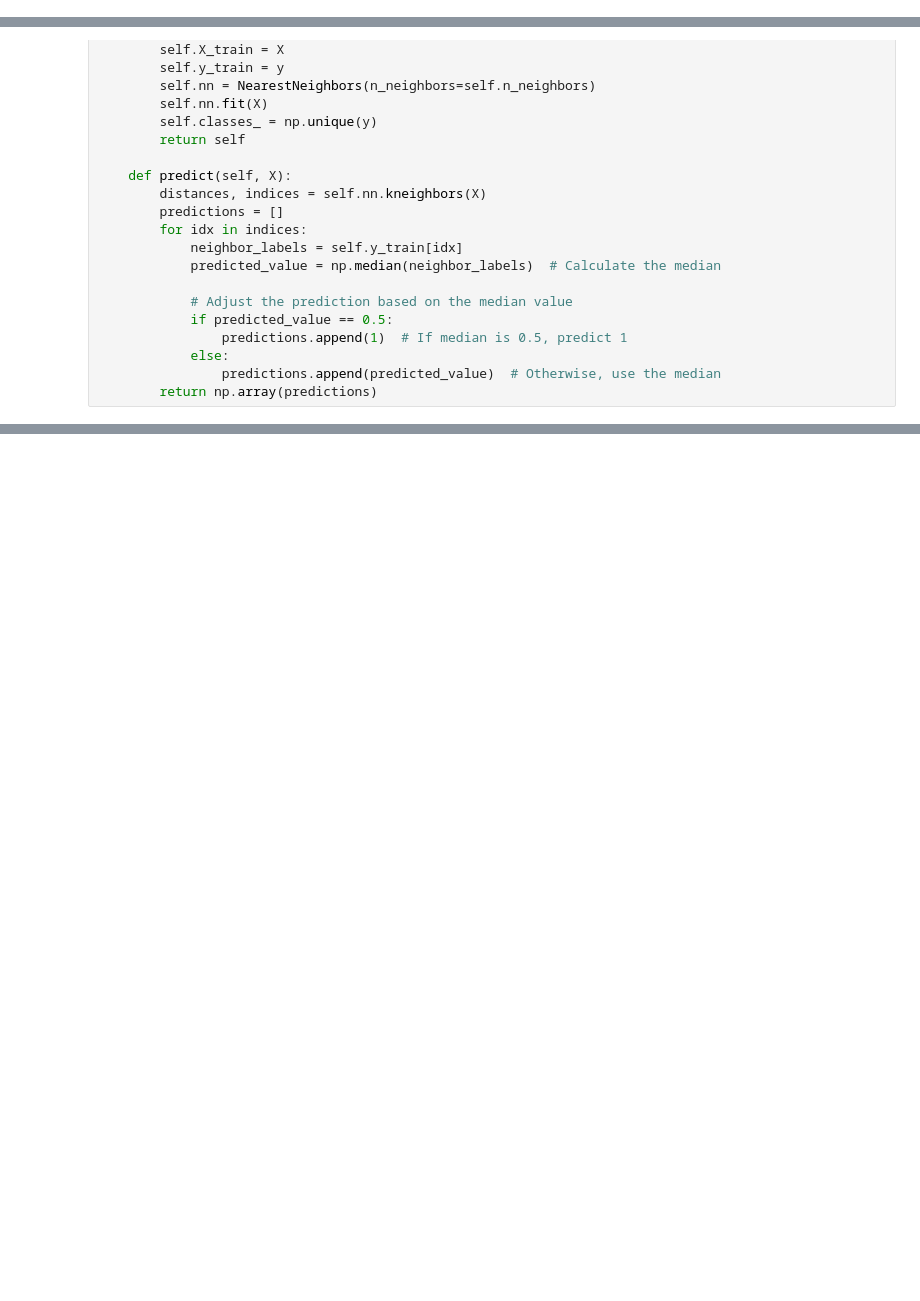
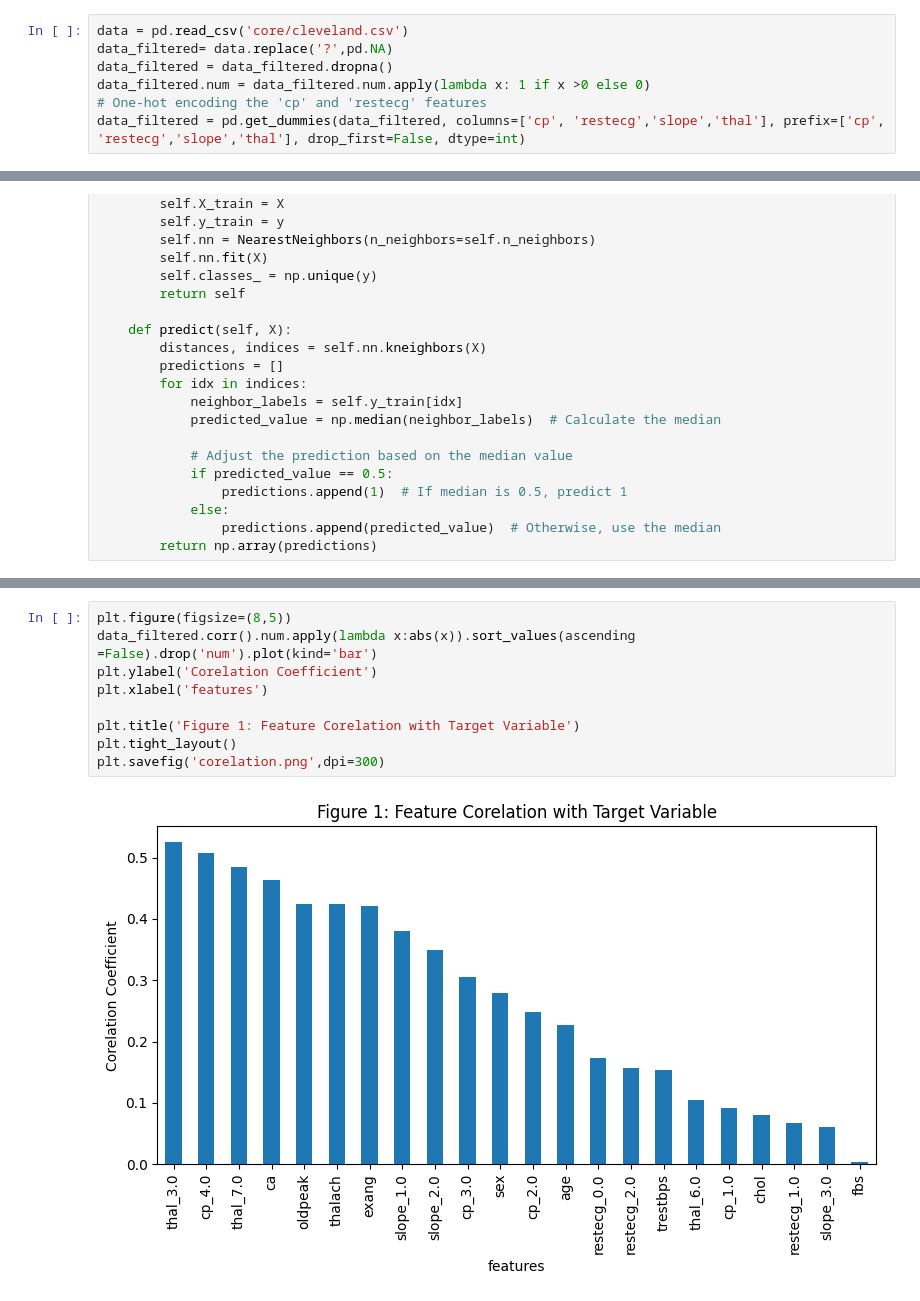
Before and after one commit to 10sajan10/cs5830_project4, a Jupyter notebook: Project4.ipynb, the cells around one changed output, grey strips where cells are left out. Saved outputs shown, nothing was run; the diff lists cells and outputs as text; blank space fills up the shorter version.

```diff
--- a/Project4.ipynb
+++ b/Project4.ipynb
@@ -29,0 +15,7 @@ Index(['age', 'sex', 'cp', 'trestbps', 'chol', 'fbs', 'restecg', 'thalach',
+# %%
+data = pd.read_csv('core/cleveland.csv')
+data_filtered= data.replace('?',pd.NA)
+data_filtered = data_filtered.dropna()
+data_filtered.num = data_filtered.num.apply(lambda x: 1 if x >0 else 0)
+# One-hot encoding the 'cp' and 'restecg' features
+data_filtered = pd.get_dummies(data_filtered, columns=['cp', 'restecg','slope','thal'], prefix=['cp', 'restecg','slope','thal'], drop_first=False, dtype=int)
@@ -228,0 +279,11 @@ Recall: 0.9231
+# %%
+plt.figure(figsize=(8,5))
+data_filtered.corr().num.apply(lambda x:abs(x)).sort_values(ascending =False).drop('num').plot(kind='bar')
+plt.ylabel('Corelation Coefficient')
+plt.xlabel('features')
+
+plt.title('Figure 1: Feature Corelation with Target Variable')
+plt.tight_layout()
+plt.savefig('corelation.png',dpi=300)
+# %% [output]
+[figure, added]
```
Also changed, not shown: parts of 36 cells of this notebook, 3 other files.
